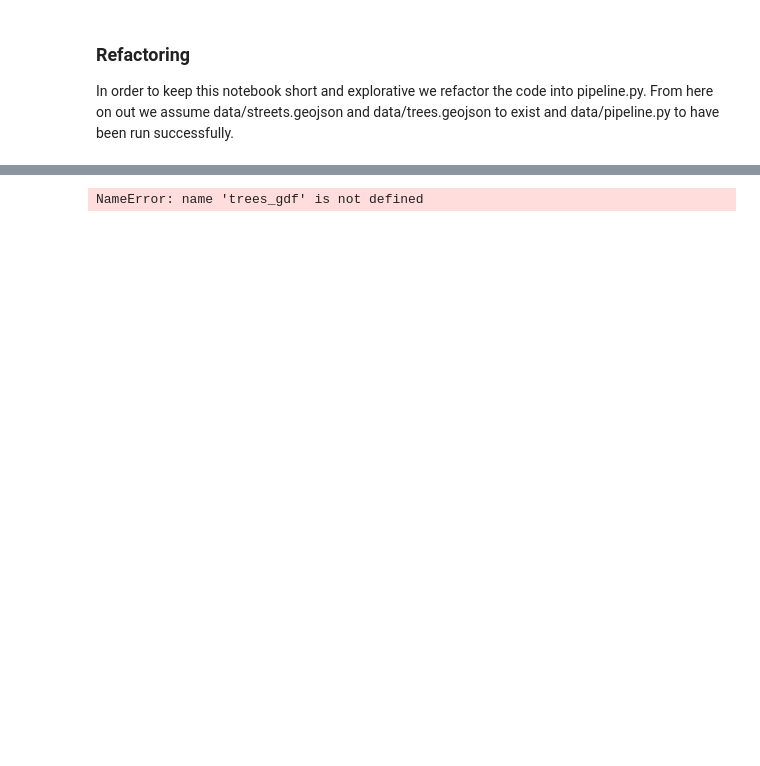
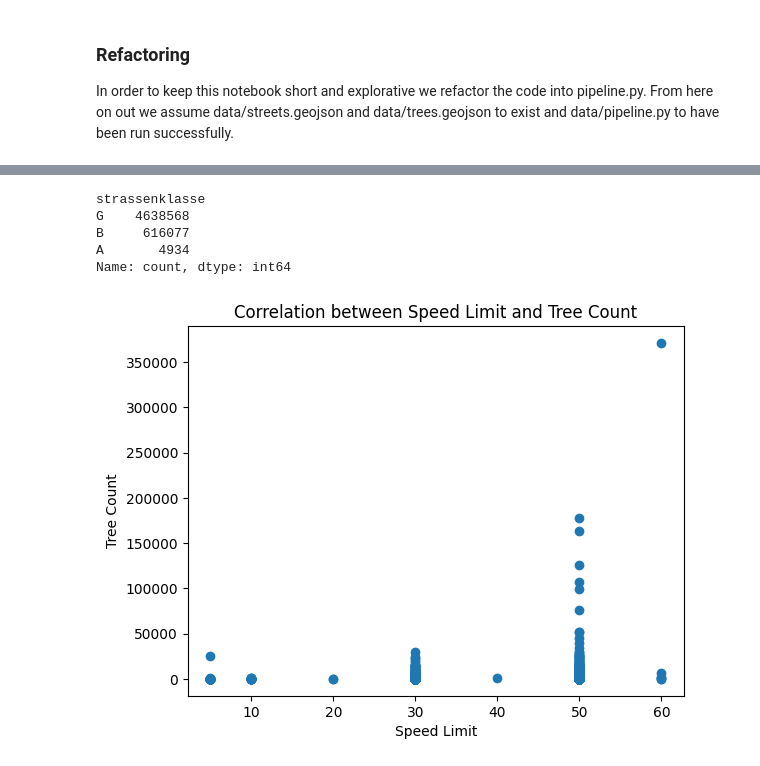
Before and after one commit to motschel123/2023-amse, a Jupyter notebook: exploration.ipynb, the cells around one changed output, grey strips where cells are left out. Cells and saved outputs as stored; diff of their text form; code cells hidden in the pictures; blank space fills up the shorter version.

```diff
--- a/exploration.ipynb
+++ b/exploration.ipynb
@@ -282,15 +42,50 @@ m
-# %%
-import plotly.io as pio
-import plotly.express as px
-
-pio.renderers.default = "notebook"
-
-fig = px.scatter_mapbox(trees_gdf,
-                        lat="Breite",
-                        lon="Laenge",
-                        color="street_id",
-                        zoom=11,
-                        height=800,
-                        width=1200)
-# %% [output]
-NameError: name 'trees_gdf' is not defined
+# %%
+# Load data
+
+def try_load(df_name) -> gpd.GeoDataFrame:
+    if os.path.exists(f"{df_name}.pkl"):
+        return pd.read_pickle(f"{df_name}.pkl")
+    elif os.path.exists(f"data/{df_name}.geojson"):
+        return gpd.read_file(f"data/{df_name}.geojson")
+    else:
+        raise Exception(f"{df_name} not found, please run data/pipeline.py")
+
+trees = try_load("trees")
+trees.to_pickle("trees.pkl")
+
+streets = try_load("streets")
+streets.to_pickle("streets.pkl")
+
+speed_limits = try_load("speed_limits")
+speed_limits.to_pickle("speed_limits.pkl")
+
+merged_data = try_load("merged_data")
+merged_data.to_pickle("merged_data.pkl")
+# %%
+merged_data['strassenklasse'].value_counts()
+# %% [output]
+strassenklasse
+G    4638568
+B     616077
+A       4934
+Name: count, dtype: int64
+# %%
+import matplotlib.pyplot as plt
+
+def plot_speed_to_tree_count(df):
+    plt.scatter(df['speed_limit'], df['tree_count'])
+    plt.xlabel('Speed Limit')
+    plt.ylabel('Tree Count')
+    plt.title('Correlation between Speed Limit and Tree Count')
+    plt.show()
+
+# ensure that speed_limit is a float
+merged_data['speed_limit'] = merged_data['speed_limit'].astype(float)
+# aggregate data by street name
+aggregated_data = merged_data.groupby('strassenname').agg({'speed_limit': 'first', 'gattung_deutsch': 'count'}).reset_index()
+aggregated_data.rename(columns={'gattung_deutsch': 'tree_count'}, inplace=True)
+
+
+plot_speed_to_tree_count(aggregated_data)
+# %% [output]
+[figure, added]
```
Also changed, not shown: parts of 26 cells of this notebook, 4 other files.
